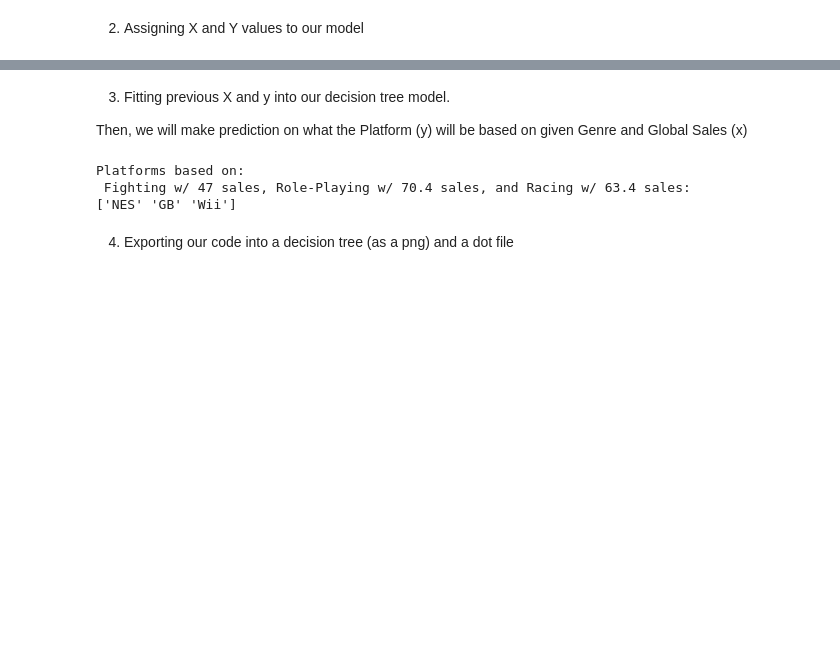
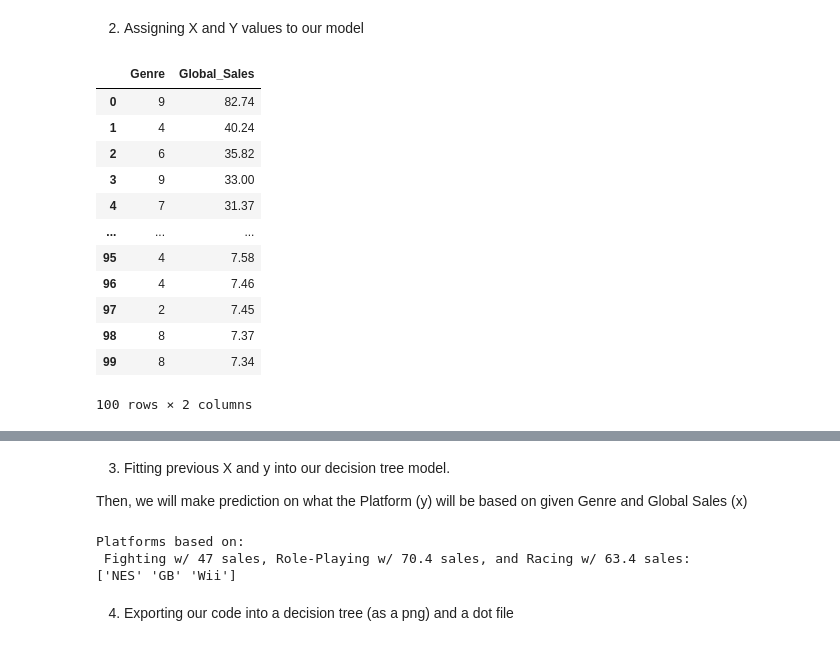
Before and after one commit to yamaseraph/Platform_Classification, a Jupyter notebook: Platform_Classification.ipynb, the cells around one changed output, grey strips where cells are left out. Drawn from its saved outputs; the diff is of its cells as text; code cells hidden in the pictures; blank space fills up the shorter version.

```diff
--- a/Platform_Classification.ipynb
+++ b/Platform_Classification.ipynb
@@ -50,3 +114,19 @@ X=df.drop(['Rank','Name','Platform','Year','Publisher','NA_Sales',
 
 #y is platform such as Wii, NES, GB, X360
 y=df['Platform']
+# %%
+X #This is our X, what we will input to our decision tree
+# %% [output]
+|  | Genre | Global_Sales |
+| 0 | 9 | 82.74 |
+| 1 | 4 | 40.24 |
+| 2 | 6 | 35.82 |
+| 3 | 9 | 33.00 |
+| 4 | 7 | 31.37 |
+| ... | ... | ... |
+| 95 | 4 | 7.58 |
+| 96 | 4 | 7.46 |
+| 97 | 2 | 7.45 |
+| 98 | 8 | 7.37 |
+| 99 | 8 | 7.34 |
+100 rows × 2 columns
```
Also changed, not shown: parts of 6 cells of this notebook.
